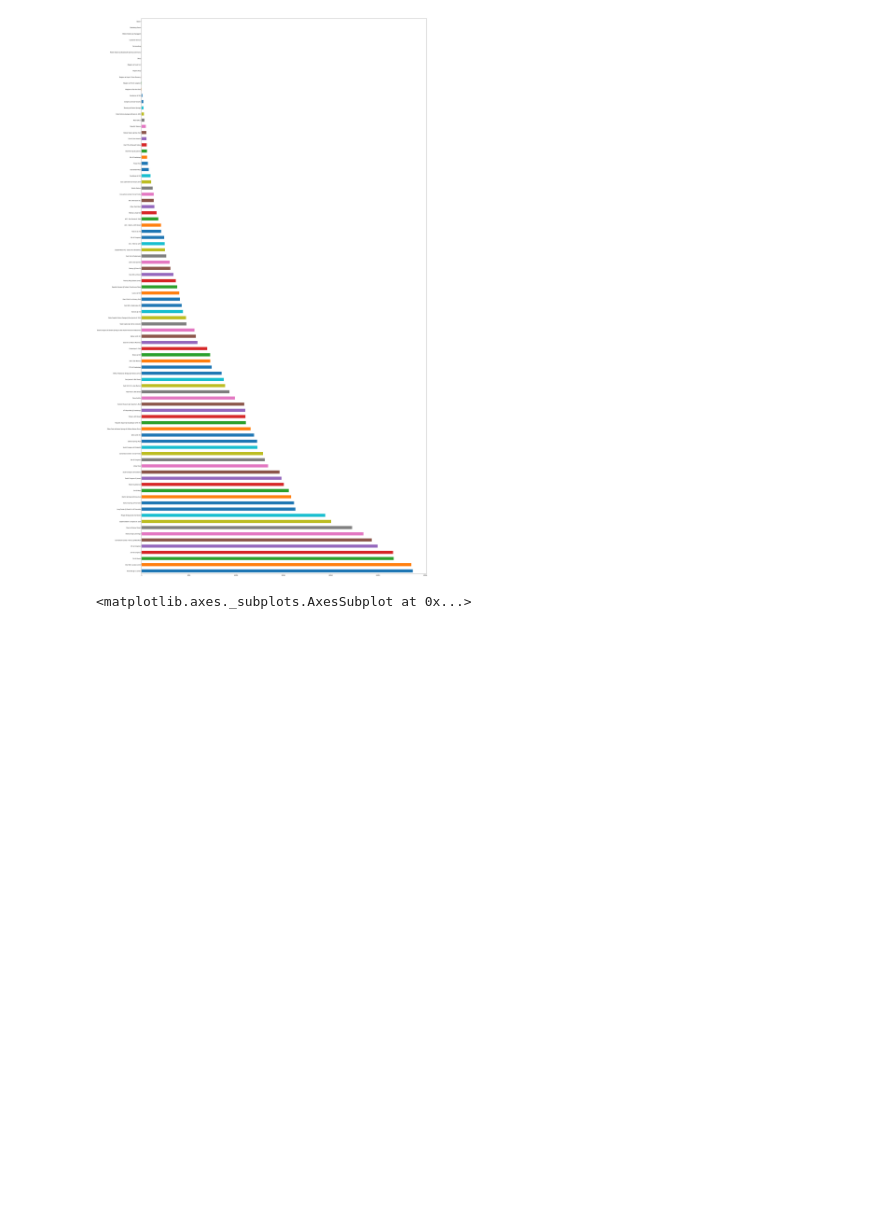
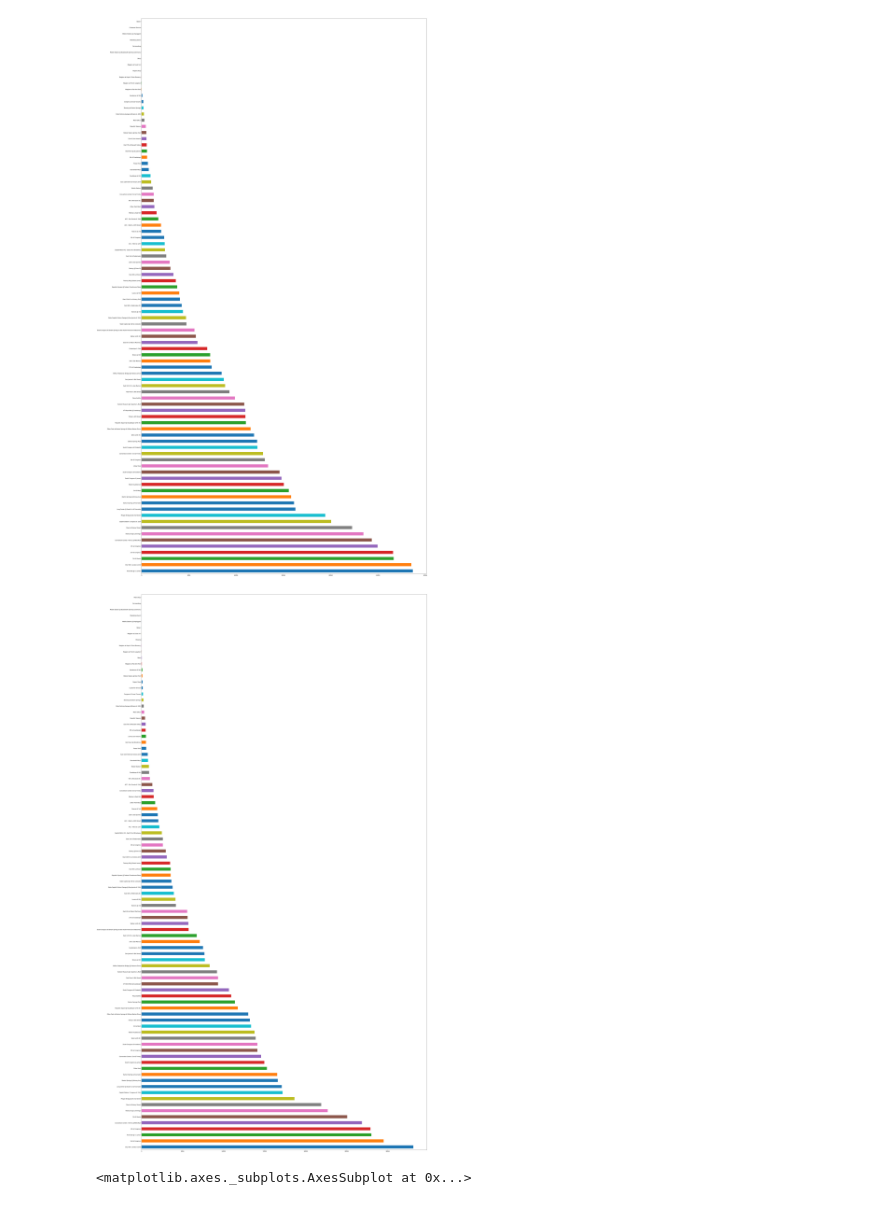
Before and after one commit to nayeemkhan2192/Kaggle_notebooks_, a Jupyter notebook: mdrak-test-2305.ipynb, the cells around one changed output. Cells and saved outputs as stored; diff of their text form; code cells hidden in the pictures; blank space fills up the shorter version.

```diff
--- a/mdrak-test-2305.ipynb
+++ b/mdrak-test-2305.ipynb
@@ -48,6 +48,8 @@ dtype: int64
 ##Demanding Station
 # %%
 start_station=data['start_station_name'].value_counts();
+# %%
+end_station=data['end_station_name'].value_counts();
 # %%
 start_station.shape
 # %% [output]
@@ -81,6 +107,13 @@ start_station.plot.barh()
 plt.savefig('demand.png')
 # %% [output]
 [figure]
+# %%
+plt.figure(figsize=(40,80))
+end_station.plot.barh()
+#plt.show()
+plt.savefig('demand_2.png')
+# %% [output]
+[figure, added]
 # %%
 import numpy as np
 import seaborn as sns
```
Also changed, not shown: parts of 3 cells of this notebook.
